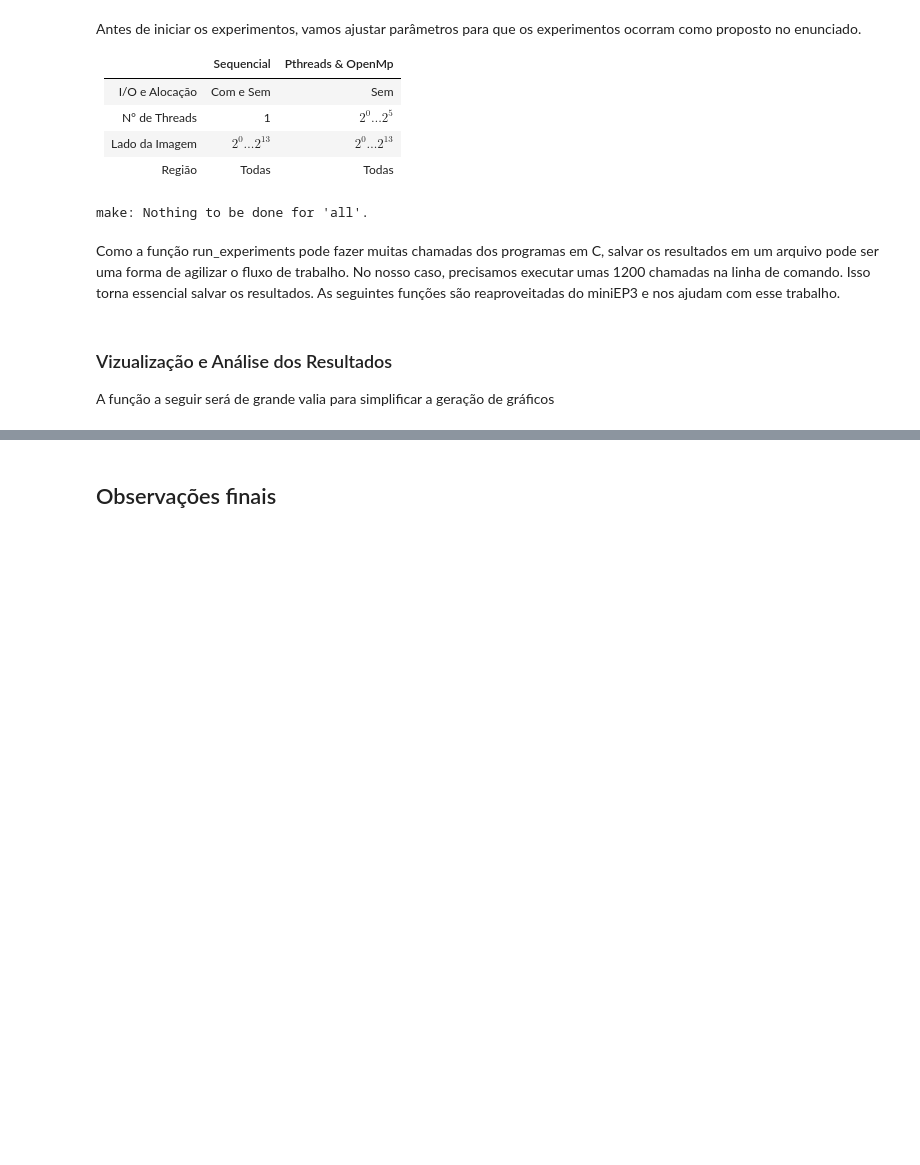
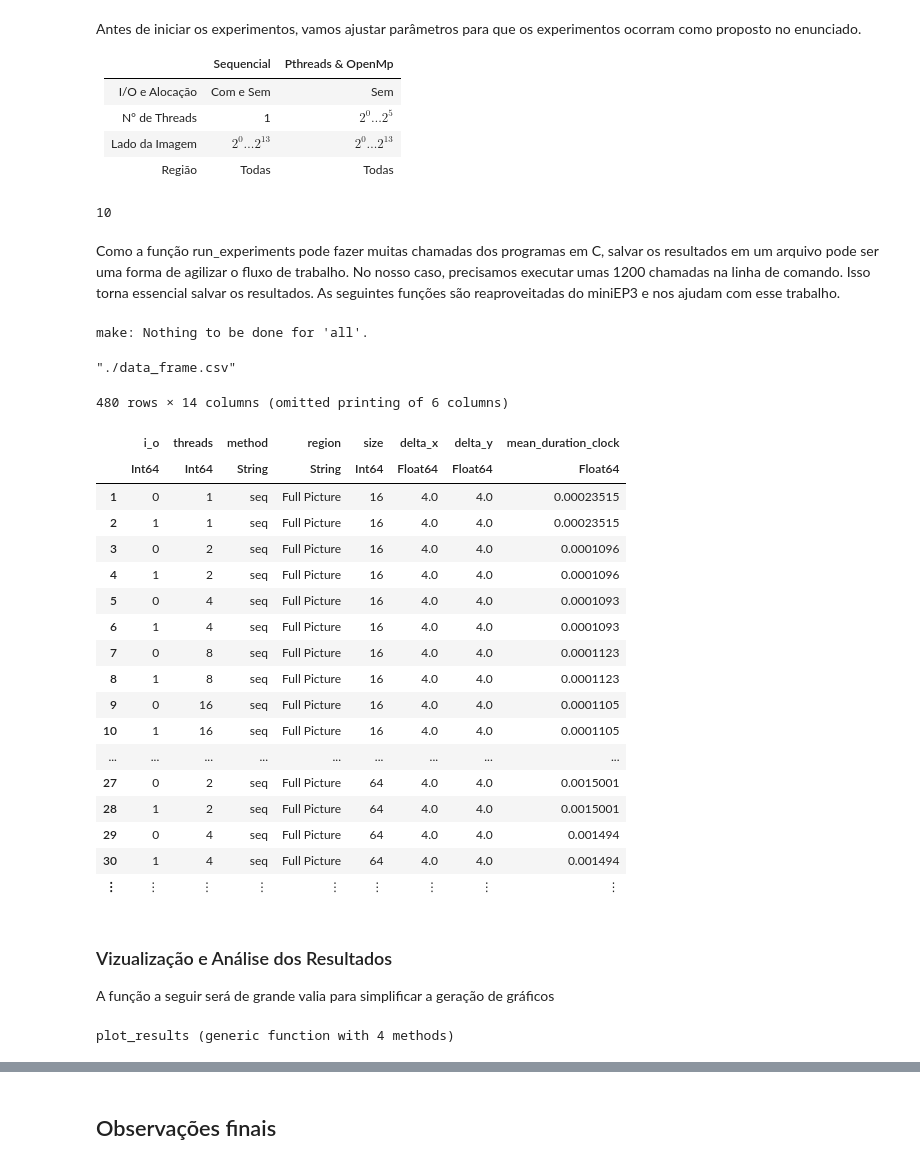
Before and after one commit to aserranoni/parallel-mandelbrot, a Jupyter notebook: src/Report.ipynb, the cells around one changed output, grey strips where cells are left out. Cells and saved outputs as stored; diff of their text form; code cells hidden in the pictures; blank space fills up the shorter version.

Commit message:
is the data_frame correct?

```diff
--- a/src/Report.ipynb
+++ b/src/Report.ipynb
@@ -155,11 +157,10 @@ Mais uma vez, a função `parse_results()` a seguir é uma adaptação da funç
 # %%
 function parse_results(results)
   parsed_results=results|>
-                @groupby((_.threads,_.method,_.region)) |>
+                @groupby((_.threads,_.method,_.region, _.size)) |>
                 @map({threads_method = key(_),
                 repetitions=repetitions,
                 i_o= i_o,
-                size = mean(_.size),
                 delta_x = mean(_.delta_x),
                 delta_y = mean(_.delta_y),
                 mean_duration_clock = mean(_.duration_clock),
@@ -185,9 +186,9 @@ function parse_results(results)
                     ci_duration_sys = Float64[],
                     repetitions = Int64[])
 
-        for i in 1:length(parsed_results.size)
+        for i in 1:length(parsed_results.threads_method)
 
-            append!(final_results, DataFrame(size=parsed_results.size[i],
+            append!(final_results, DataFrame(size=parsed_results.threads_method[i][4],
                                         delta_x=parsed_results.delta_x[i],
                                          delta_y=parsed_results.delta_y[i],
                                         mean_duration_clock=parsed_results.mean_duration_clock[i],
@@ -227,10 +228,8 @@ regions = Dict("Full Picture" => (-2.5,1.5,-2.0,2.0),
                 "Elephant Valley" => (0.175,0.375,-0.1,0.1),
                 "Triple Spiral Valley" =>(-0.188,-0.012,0.554,0.754))
 repetitions=10
-results = run_experiments(methods, regions, sizes, threads, i_o, repetitions)
-parsed_results = parse_results(results)
 # %% [output]
-make: Nothing to be done for 'all'.
+10
 # %% [markdown]
 Como a função run_experiments pode fazer muitas chamadas dos programas em C, salvar os resultados em um arquivo pode ser uma forma
 de agilizar o fluxo de trabalho. No nosso caso, precisamos executar umas 1200 chamadas na linha de comando. Isso torna essencial
@@ -246,8 +245,34 @@ function read_csv_results()
     df=CSV.read("./data_frame.csv")
     return df
 end
-
+results = run_experiments(methods, regions, sizes, threads, i_o, repetitions)
+parsed_results = parse_results(results)
 save_csv_results(parsed_results)
+# %% [output]
+make: Nothing to be done for 'all'.
+"./data_frame.csv"
+# %%
+parsed_results
+# %% [output]
+480 rows × 14 columns (omitted printing of 6 columns)
+|  | i_o | threads | method | region | size | delta_x | delta_y | mean_duration_clock |
+|  | Int64 | Int64 | String | String | Int64 | Float64 | Float64 | Float64 |
+| 1 | 0 | 1 | seq | Full Picture | 16 | 4.0 | 4.0 | 0.00023515 |
+| 2 | 1 | 1 | seq | Full Picture | 16 | 4.0 | 4.0 | 0.00023515 |
+| 3 | 0 | 2 | seq | Full Picture | 16 | 4.0 | 4.0 | 0.0001096 |
+| 4 | 1 | 2 | seq | Full Picture | 16 | 4.0 | 4.0 | 0.0001096 |
+| 5 | 0 | 4 | seq | Full Picture | 16 | 4.0 | 4.0 | 0.0001093 |
+| 6 | 1 | 4 | seq | Full Picture | 16 | 4.0 | 4.0 | 0.0001093 |
+| 7 | 0 | 8 | seq | Full Picture | 16 | 4.0 | 4.0 | 0.0001123 |
+| 8 | 1 | 8 | seq | Full Picture | 16 | 4.0 | 4.0 | 0.0001123 |
+| 9 | 0 | 16 | seq | Full Picture | 16 | 4.0 | 4.0 | 0.0001105 |
+| 10 | 1 | 16 | seq | Full Picture | 16 | 4.0 | 4.0 | 0.0001105 |
+| ... | ... | ... | ... | ... | ... | ... | ... | ... |
+| 27 | 0 | 2 | seq | Full Picture | 64 | 4.0 | 4.0 | 0.0015001 |
+| 28 | 1 | 2 | seq | Full Picture | 64 | 4.0 | 4.0 | 0.0015001 |
+| 29 | 0 | 4 | seq | Full Picture | 64 | 4.0 | 4.0 | 0.001494 |
+| 30 | 1 | 4 | seq | Full Picture | 64 | 4.0 | 4.0 | 0.001494 |
+| ⋮ | ⋮ | ⋮ | ⋮ | ⋮ | ⋮ | ⋮ | ⋮ | ⋮ |
 # %% [markdown]
 ### Vizualização e Análise dos Resultados
 
@@ -255,7 +280,7 @@ A função a seguir será de grande valia para simplificar a geração de gráfi
 # %%
 pgfplotsx()
 
-function plot_results(x, y, group, target_label, series_label; hline = [], yerror = [], max_thread_power = 10)
+function plot_results(x, y, group, target_label, series_label, hline = [], yerror = [], max_thread_power = 10)
     if yerror != []
         s = scatter(x,
             y,
@@ -270,7 +295,7 @@ function plot_results(x, y, group, target_label, series_label; hline = [], yerro
     else
         p = scatter(x,
             y,
-            xaxis = :log2,
+            ,
             group=group,
             xlabel = "Threads",
             xticks = [2 ^ x for x in 0:max_thread_power],
@@ -292,3 +317,5 @@ function plot_results(x, y, group, target_label, series_label; hline = [], yerro
 
     return p
 end
+# %% [output]
+plot_results (generic function with 4 methods)
```
Also changed, not shown: parts of 12 cells of this notebook, 1 other file.
